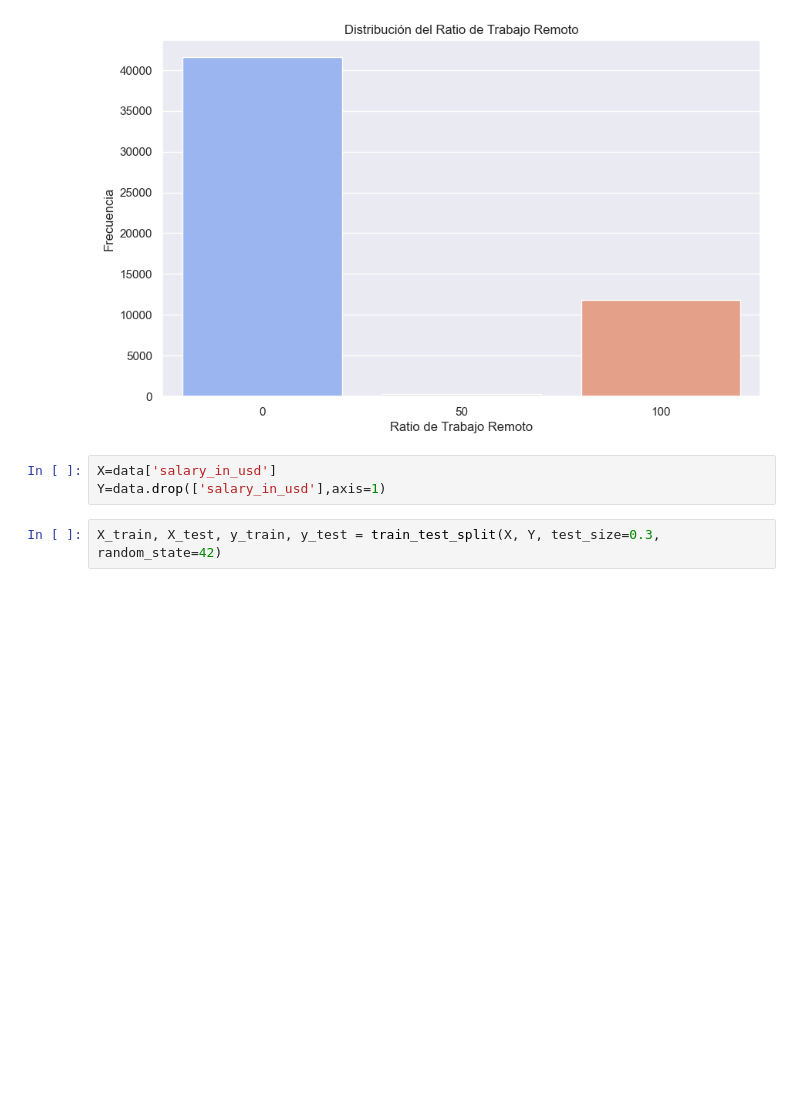
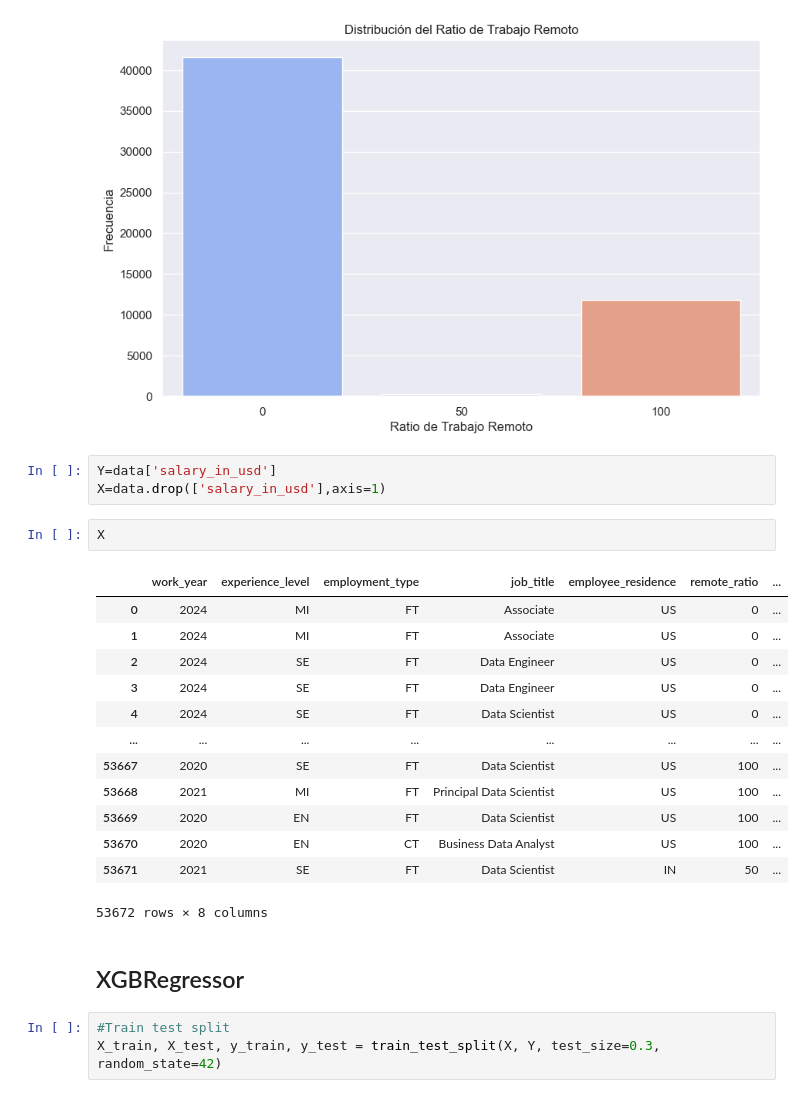
Before and after one commit to juankquintana/prediccion_salarios, a Jupyter notebook: Models/Regression/RegressionJCQ.ipynb, the cells around one changed output. Saved outputs shown, nothing was run; the diff lists cells and outputs as text; blank space fills up the shorter version.

Commit message:
Modelo XGBRegressor

```diff
--- a/Models/Regression/RegressionJCQ.ipynb
+++ b/Models/Regression/RegressionJCQ.ipynb
@@ -89,7 +100,26 @@ Passing `palette` without assigning `hue` is deprecated and will be removed in v
   sns.countplot(data=data, x='remote_ratio', palette="coolwarm")
 [figure]
 # %%
-X=data['salary_in_usd']
-Y=data.drop(['salary_in_usd'],axis=1)
+Y=data['salary_in_usd']
+X=data.drop(['salary_in_usd'],axis=1)
+# %%
+X
+# %% [output]
+|  | work_year | experience_level | employment_type | job_title | employee_residence | remote_ratio | ... |
+| 0 | 2024 | MI | FT | Associate | US | 0 | ... |
+| 1 | 2024 | MI | FT | Associate | US | 0 | ... |
+| 2 | 2024 | SE | FT | Data Engineer | US | 0 | ... |
+| 3 | 2024 | SE | FT | Data Engineer | US | 0 | ... |
+| 4 | 2024 | SE | FT | Data Scientist | US | 0 | ... |
+| ... | ... | ... | ... | ... | ... | ... | ... |
+| 53667 | 2020 | SE | FT | Data Scientist | US | 100 | ... |
+| 53668 | 2021 | MI | FT | Principal Data Scientist | US | 100 | ... |
+| 53669 | 2020 | EN | FT | Data Scientist | US | 100 | ... |
+| 53670 | 2020 | EN | CT | Business Data Analyst | US | 100 | ... |
+| 53671 | 2021 | SE | FT | Data Scientist | IN | 50 | ... |
+53672 rows × 8 columns
+# %% [markdown]
+## XGBRegressor
 # %%
+#Train test split
 X_train, X_test, y_train, y_test = train_test_split(X, Y, test_size=0.3, random_state=42)
```
Also changed, not shown: parts of 8 cells of this notebook.
